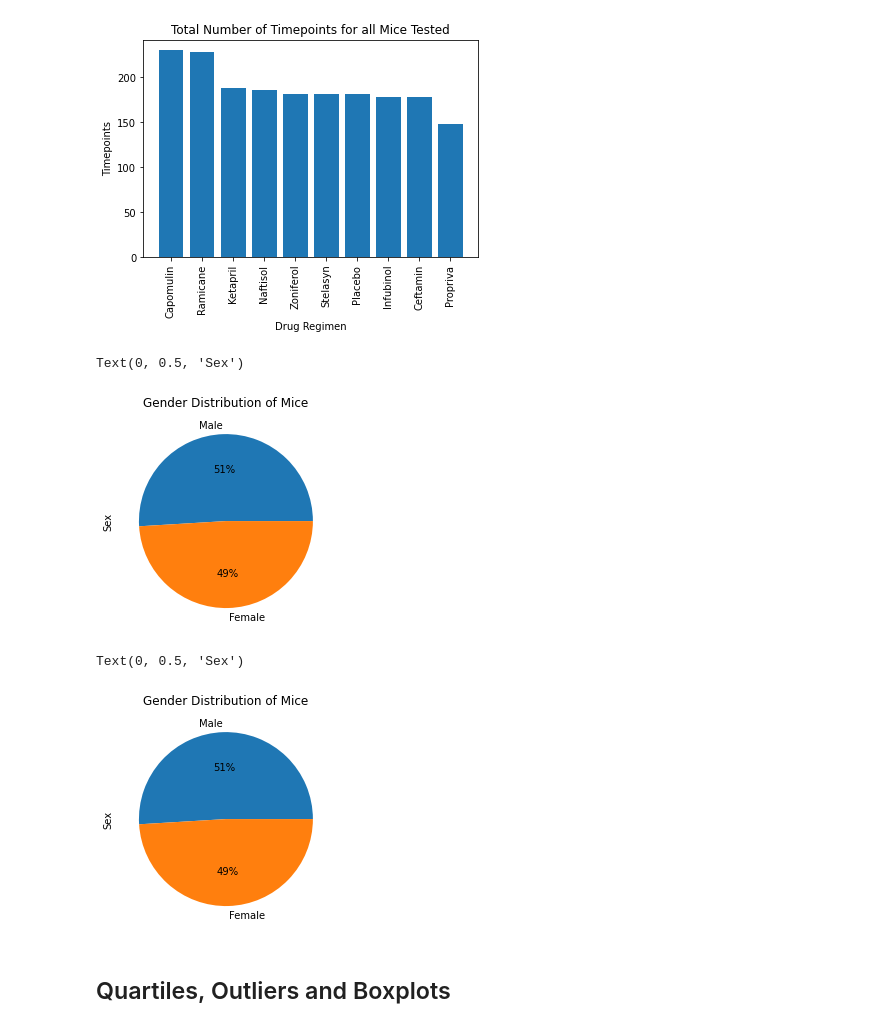
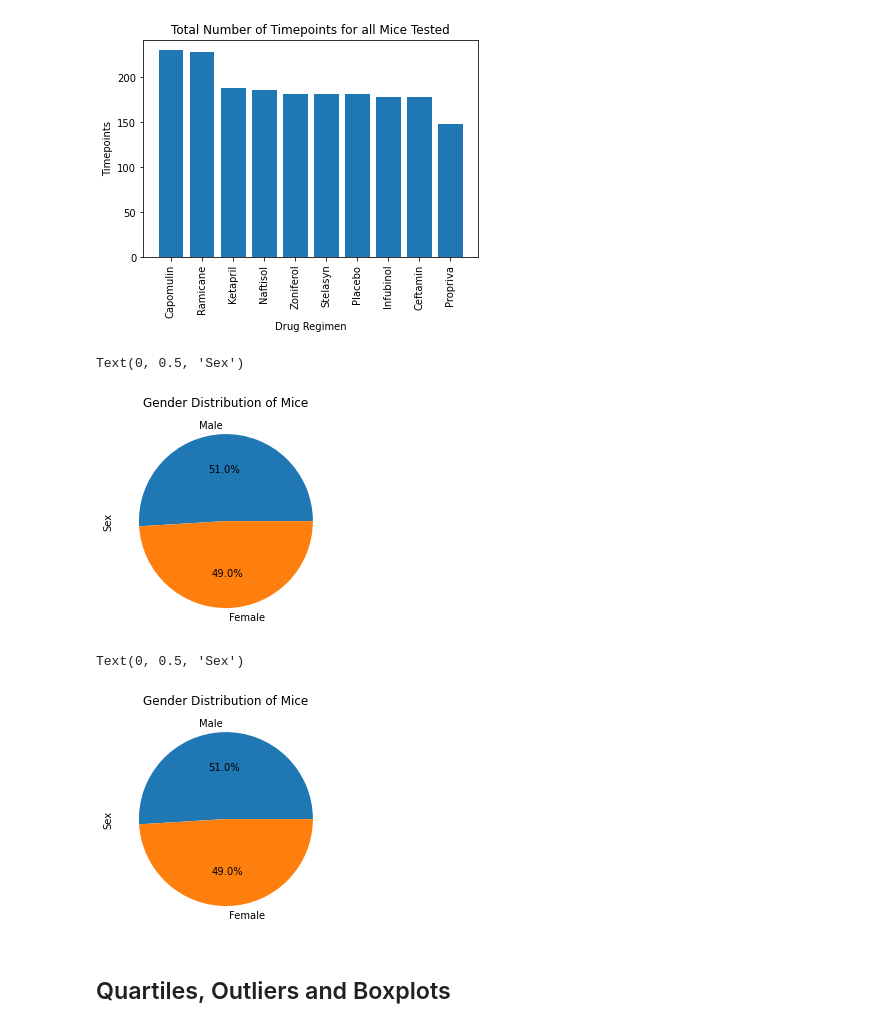
Before and after one commit to ysgorin/capomulin-analysis, a Jupyter notebook: capomulin_analysis.ipynb, the cells around one changed output. Cells and saved outputs as stored; diff of their text form; code cells hidden in the pictures.

```diff
--- a/capomulin_analysis.ipynb
+++ b/capomulin_analysis.ipynb
@@ -147,23 +148,23 @@ Text(0, 0.5, 'Timepoints')
 [figure]
 # %%
 # Generate a pie plot showing the distribution of female versus male mice using Pandas
-cleaned_data.groupby("Sex").count()["Mouse ID"].sort_values(ascending=False).plot(kind="pie", autopct='%1.0f%%')
+cleaned_data.groupby("Sex").count()["Mouse ID"].sort_values(ascending=False).plot(kind="pie", autopct='%1.1f%%')
 plt.title("Gender Distribution of Mice")
 plt.ylabel("Sex")
 # %% [output]
 Text(0, 0.5, 'Sex')
-[figure, old version]
+[figure, new version]
 # %%
 # Generate a pie plot showing the distribution of female versus male mice using pyplot
 mice_gender = pd.DataFrame(cleaned_data.groupby("Sex").count()["Mouse ID"].sort_values(ascending=False))
 labels = mice_gender.index.tolist()
 pie_values = mice_gender["Mouse ID"].values.tolist()
-plt.pie(pie_values, labels=labels, autopct='%1.0f%%')
+plt.pie(pie_values, labels=labels, autopct='%1.1f%%')
 plt.title("Gender Distribution of Mice")
 plt.ylabel("Sex")
 # %% [output]
 Text(0, 0.5, 'Sex')
-[figure, old version]
+[figure, new version]
 # %% [markdown]
 ## Quartiles, Outliers and Boxplots
 # %%
```
Also changed, not shown: parts of 11 cells of this notebook.
